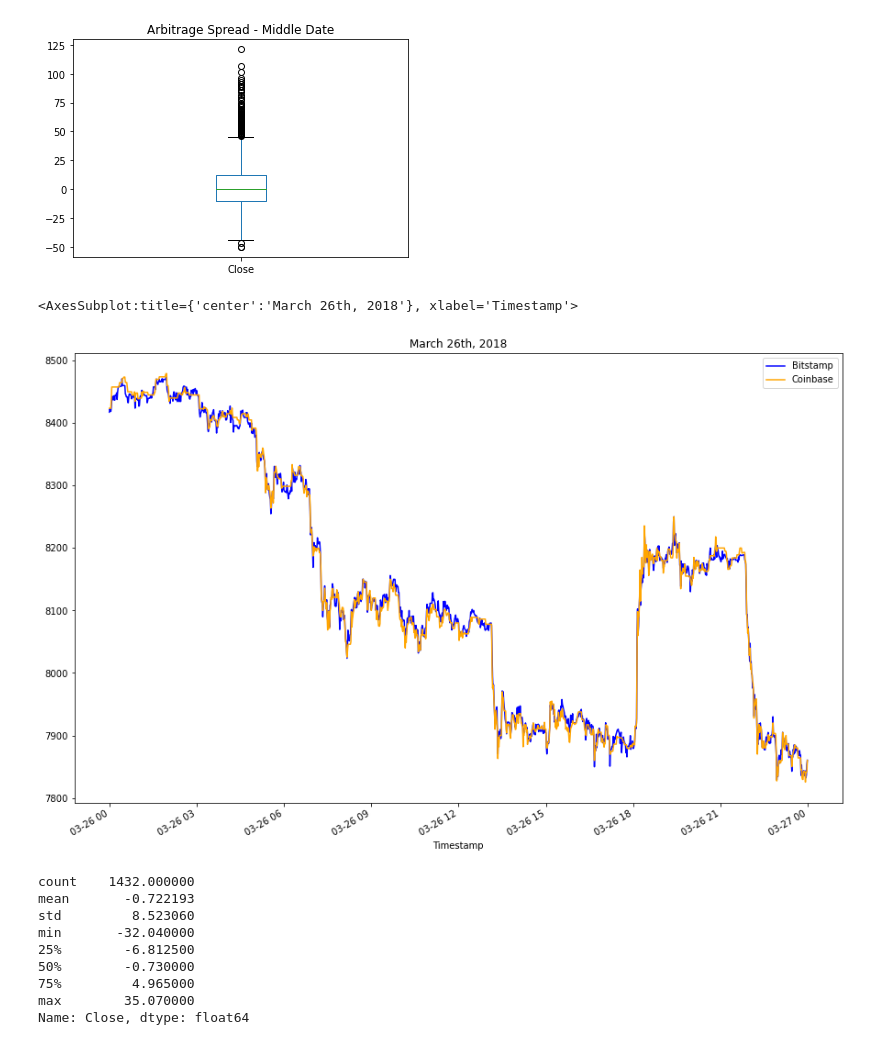
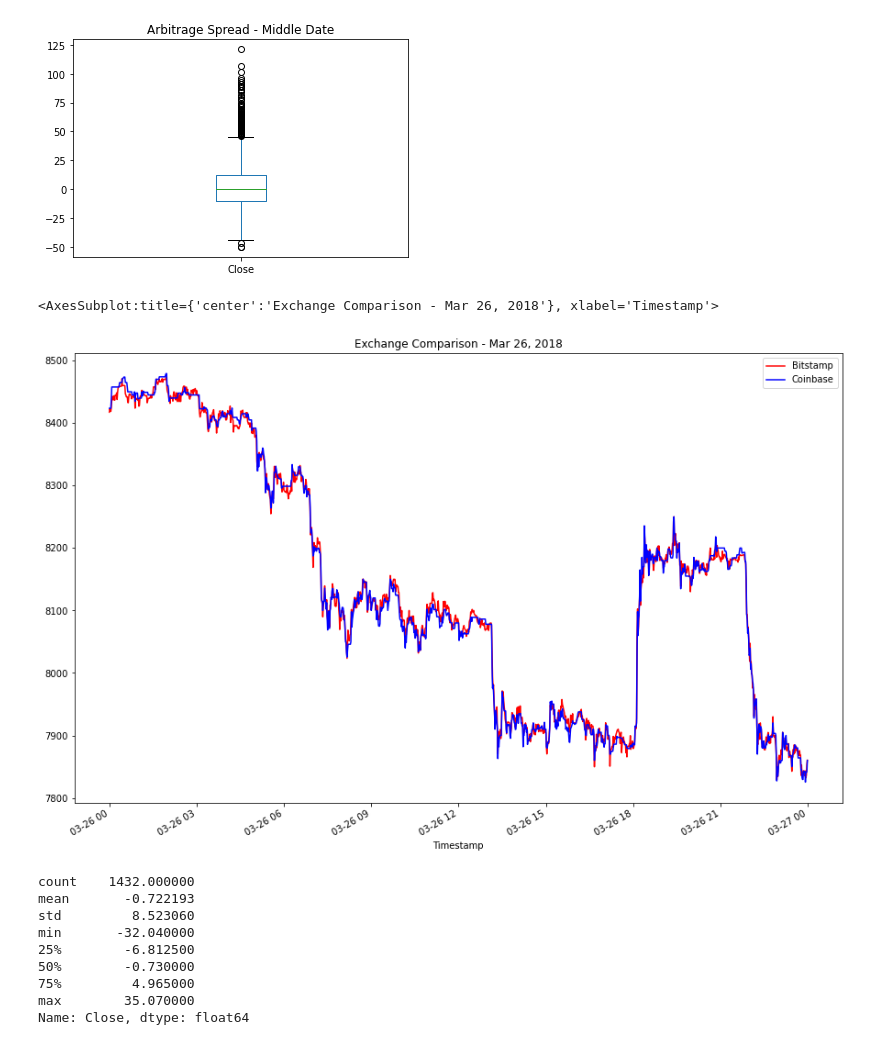
Before and after one commit to RJGiannini/Crypto-Arbitrage, a Jupyter notebook: crypto_arbitrage.ipynb, the cells around one changed output. Saved outputs shown, nothing was run; the diff lists cells and outputs as text; code cells hidden in the pictures.

```diff
--- a/crypto_arbitrage.ipynb
+++ b/crypto_arbitrage.ipynb
@@ -370,10 +374,13 @@ Name: Close, dtype: float64
 # %%
 # Create an overlay plot that visualizes the two dataframes over a period of one day from late in the dataset.
 # Be sure that the plots include the parameters `legend`, `figsize`, `title`, `color` and `label`
-# YOUR CODE HERE
+bitstamp_sliced.loc['2018-03-26'].plot(
+    legend=True, figsize=(15, 10), title="Exchange Comparison - Mar 26, 2018", color="red", label="Bitstamp")
+coinbase_sliced.loc['2018-03-26'].plot(
+    legend=True, figsize=(15, 10), color="blue", label="Coinbase")
 # %% [output]
-<AxesSubplot:title={'center':'March 26th, 2018'}, xlabel='Timestamp'>
+<AxesSubplot:title={'center':'Exchange Comparison - Mar 26, 2018'}, xlabel='Timestamp'>
-[figure, old version]
+[figure, new version]
 # %%
 # Using the date from the late that you have selected, calculate the arbitrage spread
 # by subtracting the bitstamp lower closing prices from the coinbase higher closing prices
```
Also changed, not shown: parts of 7 cells of this notebook.
